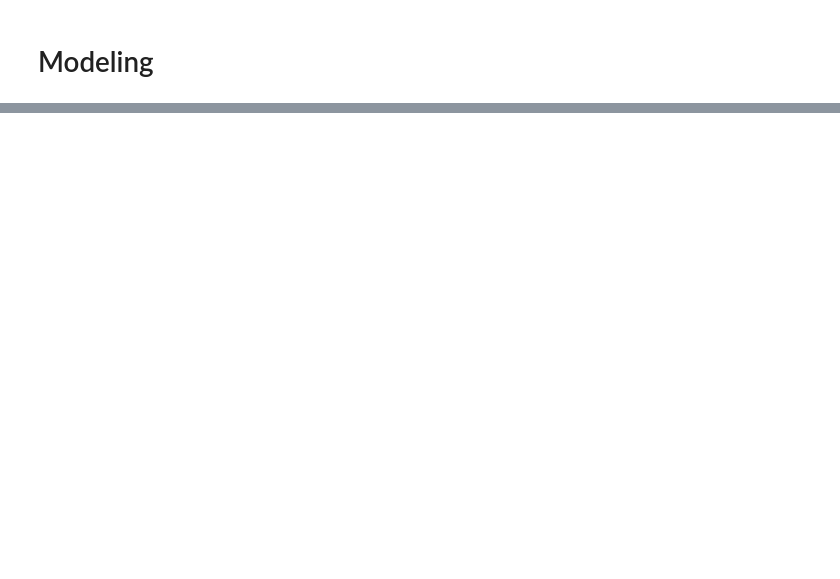
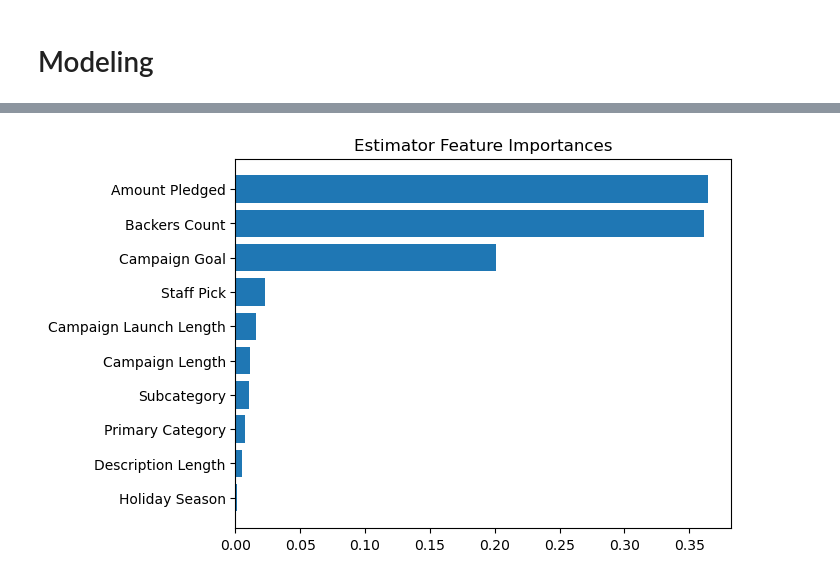
Before and after one commit to BW-Kickstarter-Success-03/campaign_eval, a Jupyter notebook: Kickstarter_project.ipynb, the cells around one changed output, grey strips where cells are left out. Saved outputs shown, nothing was run; the diff lists cells and outputs as text; code cells hidden in the pictures; blank space fills up the shorter version.

```diff
--- a/Kickstarter_project.ipynb
+++ b/Kickstarter_project.ipynb
@@ -252,0 +308,8 @@ TypeError: unsupported operand type(s) for -: 'str' and 'str'
+# %%
+cutoff_mask = df['Deadline'] > cutoff
+
+X_train = X[~cutoff_mask]
+X_test = X[cutoff_mask]
+
+y_train = y[~cutoff_mask]
+y_test = y[cutoff_mask]
@@ -252,0 +336,20 @@ TypeError: unsupported operand type(s) for -: 'str' and 'str'
+# %%
+# catagorical features
+cat_features = ['Primary Category', 'Subcategory']
+cat_transformer = OrdinalEncoder()
+
+#numerical features
+num_features = ['Backers Count', 'Campaign Goal', 'Amount Pledged',
+                'Staff Pick', 'Description Length', 'Campaign Length',
+                'Holiday Season', 'Campaign Launch Length']
+
+preprocessor = ColumnTransformer(
+    transformers=[
+        ('cat', cat_transformer, cat_features),
+        ('num', 'passthrough', num_features) #no scaler for decision tree models
+        ])
+
+pipe = Pipeline(steps = [['preprocessor', preprocessor],
+                         ['classifier', RandomForestClassifier(random_state=42)]])
+
+pipe.fit(X_train, y_train)
@@ -252,0 +372,5 @@ TypeError: unsupported operand type(s) for -: 'str' and 'str'
+# %%
+model_rf = pipe
+print('Train accuracy: ', accuracy_score(y_train, model_rf.predict(X_train)))
+print('Test accuracy: ', accuracy_score(y_test, model_rf.predict(X_test)))
+print('TEST REPORT: \n', classification_report(y_test, model_rf.predict(X_test)))
@@ -252,0 +389,10 @@ TypeError: unsupported operand type(s) for -: 'str' and 'str'
+# %%
+importances =  model_rf.named_steps.classifier.feature_importances_
+feature_names = X_train.columns
+
+feat_imp = pd.Series(data=importances,index=feature_names).sort_values()
+plt.barh(feat_imp.index, feat_imp.values)
+plt.title('Estimator Feature Importances')
+plt.show()
+# %% [output]
+[figure, added]
```
Also changed, not shown: parts of 29 cells of this notebook, 1 other file.
